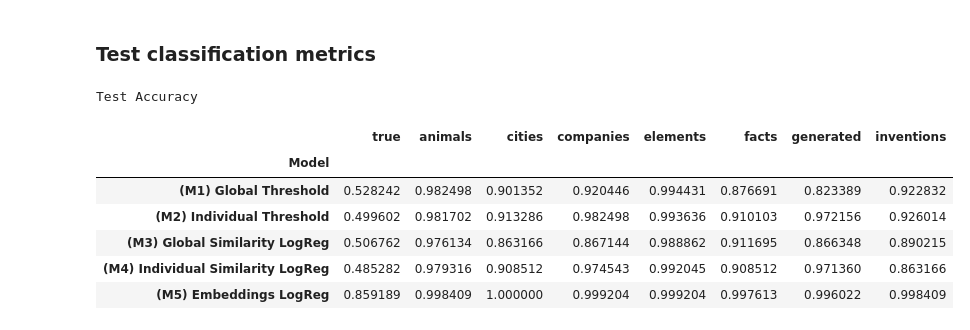
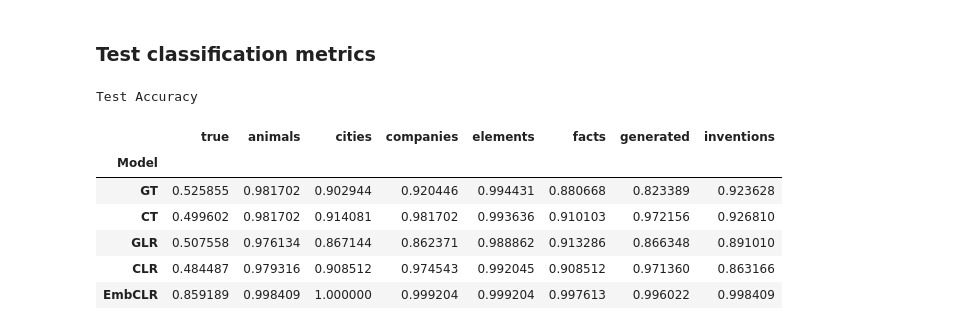
Before and after one commit to cassandra-goldberg/Calibrated_Concepts, a Jupyter notebook: Experiments/Process-TrueFalseDataset.ipynb, the cells around one changed output. Drawn from its saved outputs; the diff is of its cells as text; code cells hidden in the pictures.

```diff
--- a/Experiments/Process-TrueFalseDataset.ipynb
+++ b/Experiments/Process-TrueFalseDataset.ipynb
@@ -298,9 +291,14 @@ Saving image... Done.
 # %% [markdown]
 ## Concept presence models
 # %%
-train_metadata_df = pd.read_csv(os.path.join(data_path, 'train_metadata.csv'))
-train_cosine_similarity_df = pd.read_csv(os.path.join(cos_sims_path, 'train_cosine_similarities.csv'))
-train_hidden_states = torch.load(os.path.join(embeddings_path, 'train_embeddings.pt'))
+metadata_df = pd.read_csv(f'../Data/{dataset_name}/metadata.csv')
+embeddings = torch.load(f'Embeddings/{dataset_name}/embeddings.pt')
+cosine_similarity_df = pd.read_csv(f'Cosine_Similarities/{dataset_name}/cosine_similarities.csv')
+
+train_mask = metadata_df['split'] == 'train'
+train_embeddings = embeddings[train_mask]
+train_metadata_df = metadata_df[train_mask].reset_index(drop=True)
+train_cosine_similarity_df = cosine_similarity_df[train_mask].reset_index(drop=True)
 # %% [markdown]
 ### (M1) Cosine similarity global threshold
 # %%
@@ -373,8 +371,8 @@ Concept: inventions | Train error: 0.134
 # %%
 from models import get_embeddings_log_reg
 
-m5_models, m5_train_errors = get_embeddings_log_reg(train_hidden_states, train_metadata_df, train_cosine_similarity_df)
-m5_train_errors['Model'] = '(M5) Embeddings LogReg'
+m5_models, m5_train_errors = get_embeddings_log_reg(train_embeddings, train_metadata_df, train_cosine_similarity_df)
+m5_train_errors['Model'] = 'EmbCLR'
 # %% [output]
 Concept: true       | Train error: 0.001
 Concept: animals    | Train error: 0.000
@@ -411,7 +409,7 @@ error_comparison_df
 from utils import get_all_models_classification_metric
 
 metadata_df = pd.read_csv(os.path.join(data_path, 'metadata.csv'))
-cosine_similarity_df = pd.read_csv(os.path.join(cos_sims_path, 'cosine_similarities.csv'))
+cosine_similarity_df = pd.read_csv(os.path.join(cos_sims_path, 'train_cosine_similarities.csv'))
 hidden_states = torch.load(os.path.join(embeddings_path, 'embeddings.pt'))
 
 test_mask = metadata_df['split'] == 'test'
@@ -420,24 +418,24 @@ test_metadata_df = metadata_df[test_mask].reset_index(drop=True)
 test_cosine_similarity_df = cosine_similarity_df[test_mask].reset_index(drop=True)
 # %%
 print('Test Accuracy')
-models = {'(M1) Global Threshold': m1_models,
-          '(M2) Individual Threshold': m2_models,
-          '(M3) Global Similarity LogReg': m3_models,
-          '(M4) Individual Similarity LogReg': m4_models,
-          '(M5) Embeddings LogReg': m5_models
+models = {'GT': m1_models,
+          'CT': m2_models,
+          'GLR': m3_models,
+          'CLR': m4_models,
+          'EmbCLR': m5_models
          }
 acc_df = get_all_models_classification_metric(models, test_metadata_df, test_cosine_similarity_df,
-                                         test_hidden_states, metric='accuracy')
+                                         test_hidden_states, metric='Acc')
 acc_df
 # %% [output]
 Test Accuracy
 |  | true | animals | cities | companies | elements | facts | generated | inventions |
 | Model |  |  |  |  |  |  |  |  |
-| (M1) Global Threshold | 0.528242 | 0.982498 | 0.901352 | 0.920446 | 0.994431 | 0.876691 | 0.823389 | 0.922832 |
-| (M2) Individual Threshold | 0.499602 | 0.981702 | 0.913286 | 0.982498 | 0.993636 | 0.910103 | 0.972156 | 0.926014 |
-| (M3) Global Similarity LogReg | 0.506762 | 0.976134 | 0.863166 | 0.867144 | 0.988862 | 0.911695 | 0.866348 | 0.890215 |
-| (M4) Individual Similarity LogReg | 0.485282 | 0.979316 | 0.908512 | 0.974543 | 0.992045 | 0.908512 | 0.971360 | 0.863166 |
-| (M5) Embeddings LogReg | 0.859189 | 0.998409 | 1.000000 | 0.999204 | 0.999204 | 0.997613 | 0.996022 | 0.998409 |
+| GT | 0.525855 | 0.981702 | 0.902944 | 0.920446 | 0.994431 | 0.880668 | 0.823389 | 0.923628 |
+| CT | 0.499602 | 0.981702 | 0.914081 | 0.981702 | 0.993636 | 0.910103 | 0.972156 | 0.926810 |
+| GLR | 0.507558 | 0.976134 | 0.867144 | 0.862371 | 0.988862 | 0.913286 | 0.866348 | 0.891010 |
+| CLR | 0.484487 | 0.979316 | 0.908512 | 0.974543 | 0.992045 | 0.908512 | 0.971360 | 0.863166 |
+| EmbCLR | 0.859189 | 0.998409 | 1.000000 | 0.999204 | 0.999204 | 0.997613 | 0.996022 | 0.998409 |
 # %%
 print('Test F1')
 f1_df = get_all_models_classification_metric(models, test_metadata_df, test_cosine_similarity_df,
```
Also changed, not shown: parts of 14 cells of this notebook, 1 other file.
